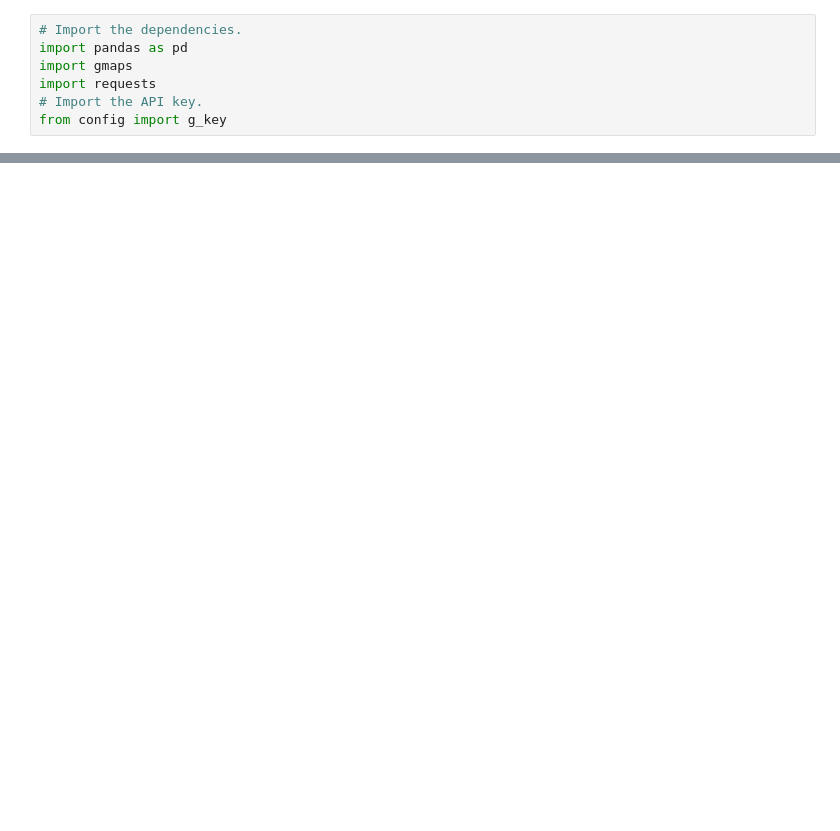
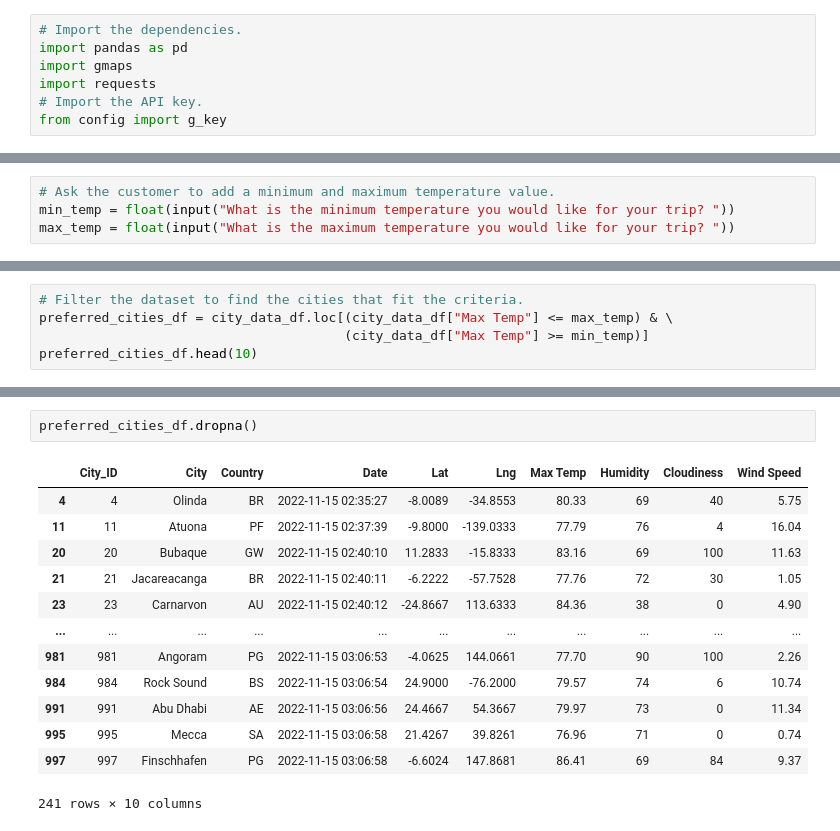
Before and after one commit to deejoseph281/World_Weather_Analysis, a Jupyter notebook: VacationPy.ipynb, the cells around one changed output, grey strips where cells are left out. Drawn from its saved outputs; the diff is of its cells as text; blank space fills up the shorter version.

```diff
--- a/VacationPy.ipynb
+++ b/VacationPy.ipynb
@@ -13,0 +101,4 @@ FileNotFoundError: [Errno 2] No such file or directory: 'weather_data/cities.csv
+# %%
+# Ask the customer to add a minimum and maximum temperature value.
+min_temp = float(input("What is the minimum temperature you would like for your trip? "))
+max_temp = float(input("What is the maximum temperature you would like for your trip? "))
@@ -13,0 +108,5 @@ FileNotFoundError: [Errno 2] No such file or directory: 'weather_data/cities.csv
+# %%
+# Filter the dataset to find the cities that fit the criteria.
+preferred_cities_df = city_data_df.loc[(city_data_df["Max Temp"] <= max_temp) & \
+                                       (city_data_df["Max Temp"] >= min_temp)]
+preferred_cities_df.head(10)
@@ -13,0 +139,16 @@ FileNotFoundError: [Errno 2] No such file or directory: 'weather_data/cities.csv
+# %%
+preferred_cities_df.dropna()
+# %% [output]
+|  | City_ID | City | Country | Date | Lat | Lng | Max Temp | Humidity | Cloudiness | Wind Speed |
+| 4 | 4 | Olinda | BR | 2022-11-15 02:35:27 | -8.0089 | -34.8553 | 80.33 | 69 | 40 | 5.75 |
+| 11 | 11 | Atuona | PF | 2022-11-15 02:37:39 | -9.8000 | -139.0333 | 77.79 | 76 | 4 | 16.04 |
+| 20 | 20 | Bubaque | GW | 2022-11-15 02:40:10 | 11.2833 | -15.8333 | 83.16 | 69 | 100 | 11.63 |
+| 21 | 21 | Jacareacanga | BR | 2022-11-15 02:40:11 | -6.2222 | -57.7528 | 77.76 | 72 | 30 | 1.05 |
+| 23 | 23 | Carnarvon | AU | 2022-11-15 02:40:12 | -24.8667 | 113.6333 | 84.36 | 38 | 0 | 4.90 |
+| ... | ... | ... | ... | ... | ... | ... | ... | ... | ... | ... |
+| 981 | 981 | Angoram | PG | 2022-11-15 03:06:53 | -4.0625 | 144.0661 | 77.70 | 90 | 100 | 2.26 |
+| 984 | 984 | Rock Sound | BS | 2022-11-15 03:06:54 | 24.9000 | -76.2000 | 79.57 | 74 | 6 | 10.74 |
+| 991 | 991 | Abu Dhabi | AE | 2022-11-15 03:06:56 | 24.4667 | 54.3667 | 79.97 | 73 | 0 | 11.34 |
+| 995 | 995 | Mecca | SA | 2022-11-15 03:06:58 | 21.4267 | 39.8261 | 76.96 | 71 | 0 | 0.74 |
+| 997 | 997 | Finschhafen | PG | 2022-11-15 03:06:58 | -6.6024 | 147.8681 | 86.41 | 69 | 84 | 9.37 |
+241 rows × 10 columns
```
Also changed, not shown: parts of 22 cells of this notebook.
